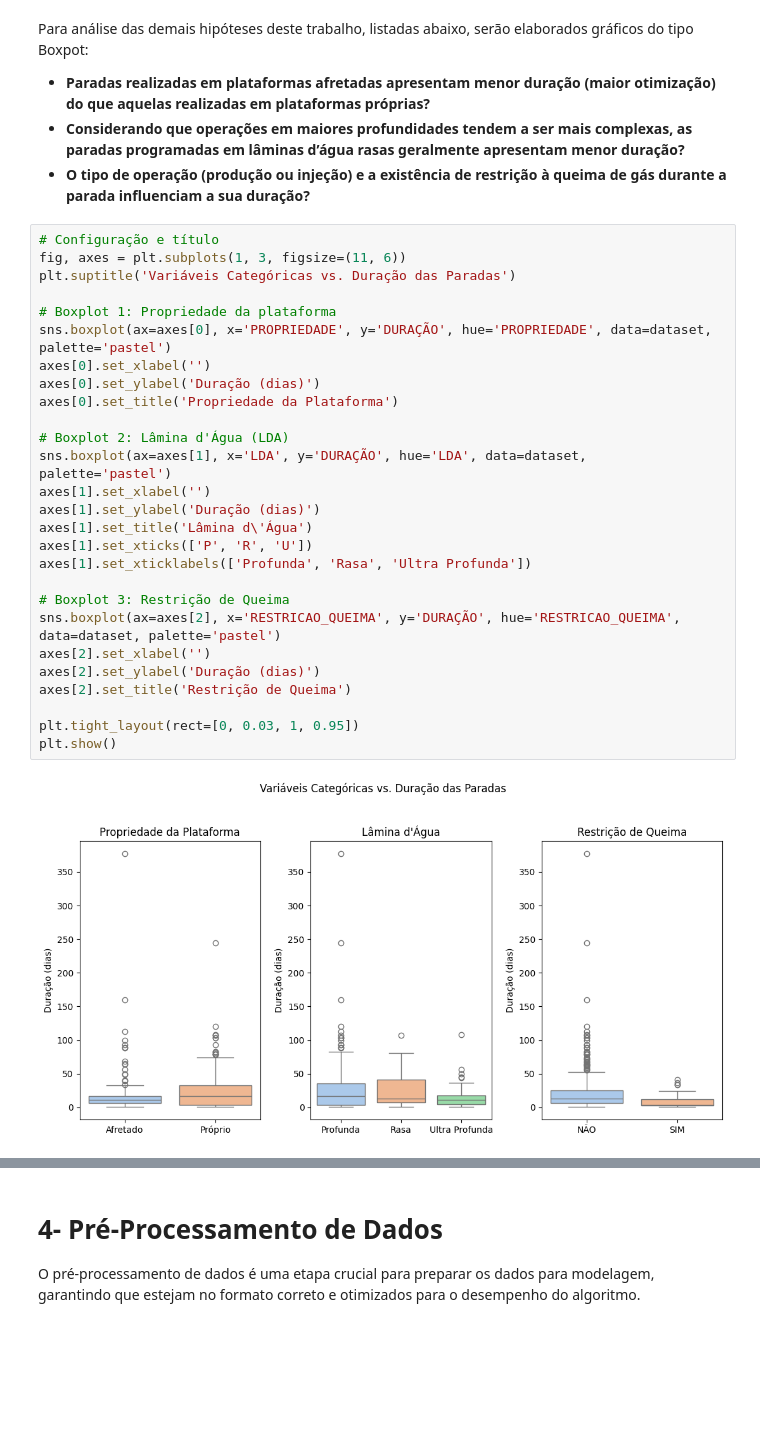
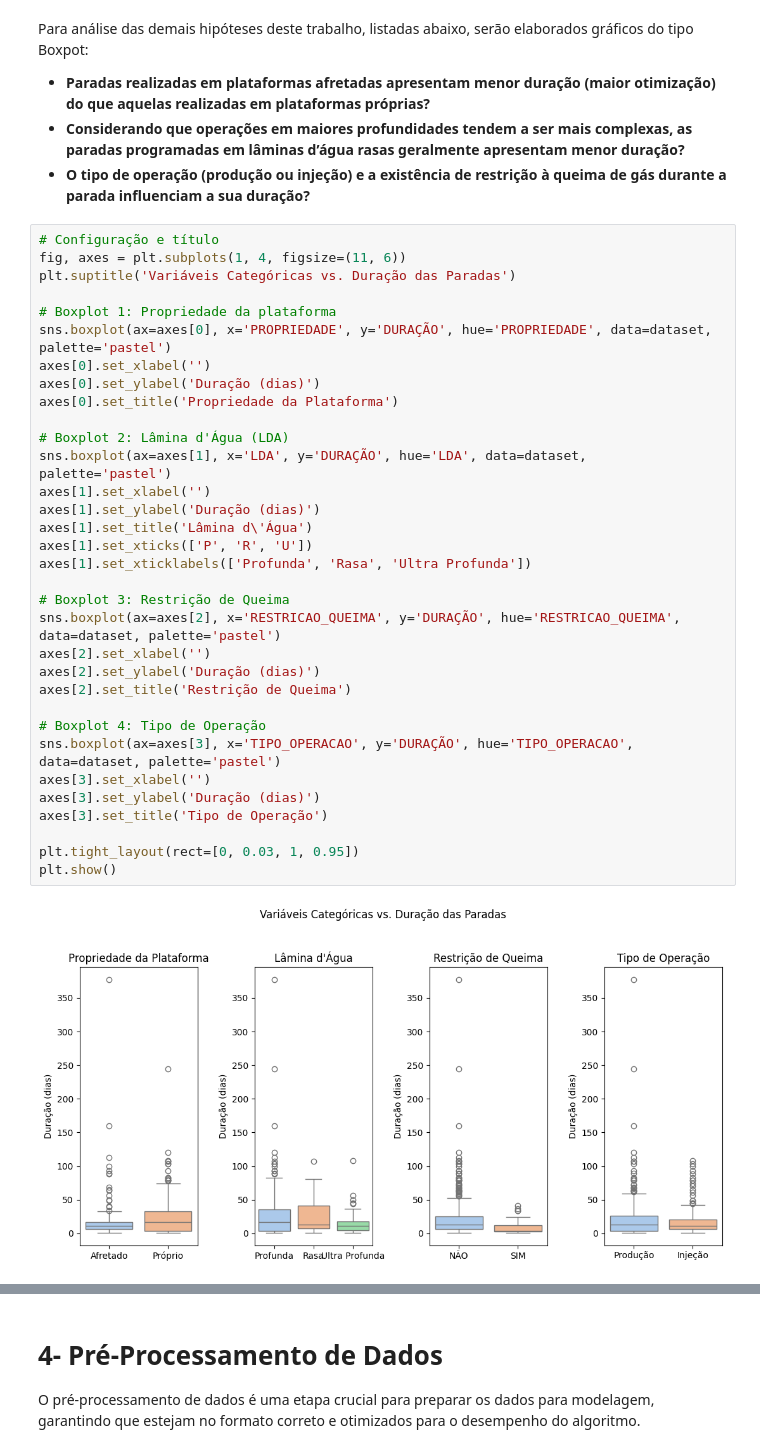
Before and after one commit to LAOLIVEIRA1972/PUC_MVP_AnaliseDados, a Jupyter notebook: mvp_Analise_Dados.ipynb, the cells around one changed output, grey strips where cells are left out. Drawn from its saved outputs; the diff is of its cells as text; blank space fills up the shorter version.

```diff
--- a/mvp_Analise_Dados.ipynb
+++ b/mvp_Analise_Dados.ipynb
@@ -384,30 +384,36 @@ Para análise das demais hipóteses deste trabalho, listadas abaixo, serão elab
 - **O tipo de operação (produção ou injeção) e a existência de restrição à queima de gás durante a parada influenciam a sua duração?**
 # %%
 # Configuração e título
-fig, axes = plt.subplots(1, 3, figsize=(11, 6))
+fig, axes = plt.subplots(1, 4, figsize=(11, 6))
 plt.suptitle('Variáveis Categóricas vs. Duração das Paradas')
 
 # Boxplot 1: Propriedade da plataforma
 sns.boxplot(ax=axes[0], x='PROPRIEDADE', y='DURAÇÃO', hue='PROPRIEDADE', data=dataset, palette='pastel')
 axes[0].set_xlabel('')
 axes[0].set_ylabel('Duração (dias)')
 axes[0].set_title('Propriedade da Plataforma')
 
 # Boxplot 2: Lâmina d'Água (LDA)
 sns.boxplot(ax=axes[1], x='LDA', y='DURAÇÃO', hue='LDA', data=dataset, palette='pastel')
 axes[1].set_xlabel('')
 axes[1].set_ylabel('Duração (dias)')
 axes[1].set_title('Lâmina d\'Água')
 axes[1].set_xticks(['P', 'R', 'U'])
 axes[1].set_xticklabels(['Profunda', 'Rasa', 'Ultra Profunda'])
 
 # Boxplot 3: Restrição de Queima
 sns.boxplot(ax=axes[2], x='RESTRICAO_QUEIMA', y='DURAÇÃO', hue='RESTRICAO_QUEIMA', data=dataset, palette='pastel')
 axes[2].set_xlabel('')
 axes[2].set_ylabel('Duração (dias)')
 axes[2].set_title('Restrição de Queima')
 
+# Boxplot 4: Tipo de Operação
+sns.boxplot(ax=axes[3], x='TIPO_OPERACAO', y='DURAÇÃO', hue='TIPO_OPERACAO', data=dataset, palette='pastel')
+axes[3].set_xlabel('')
+axes[3].set_ylabel('Duração (dias)')
+axes[3].set_title('Tipo de Operação')
+
 plt.tight_layout(rect=[0, 0.03, 1, 0.95])
 plt.show()
 # %% [output]
-[figure, old version]
+[figure, new version]
```
Also changed, not shown: parts of 4 cells of this notebook.
